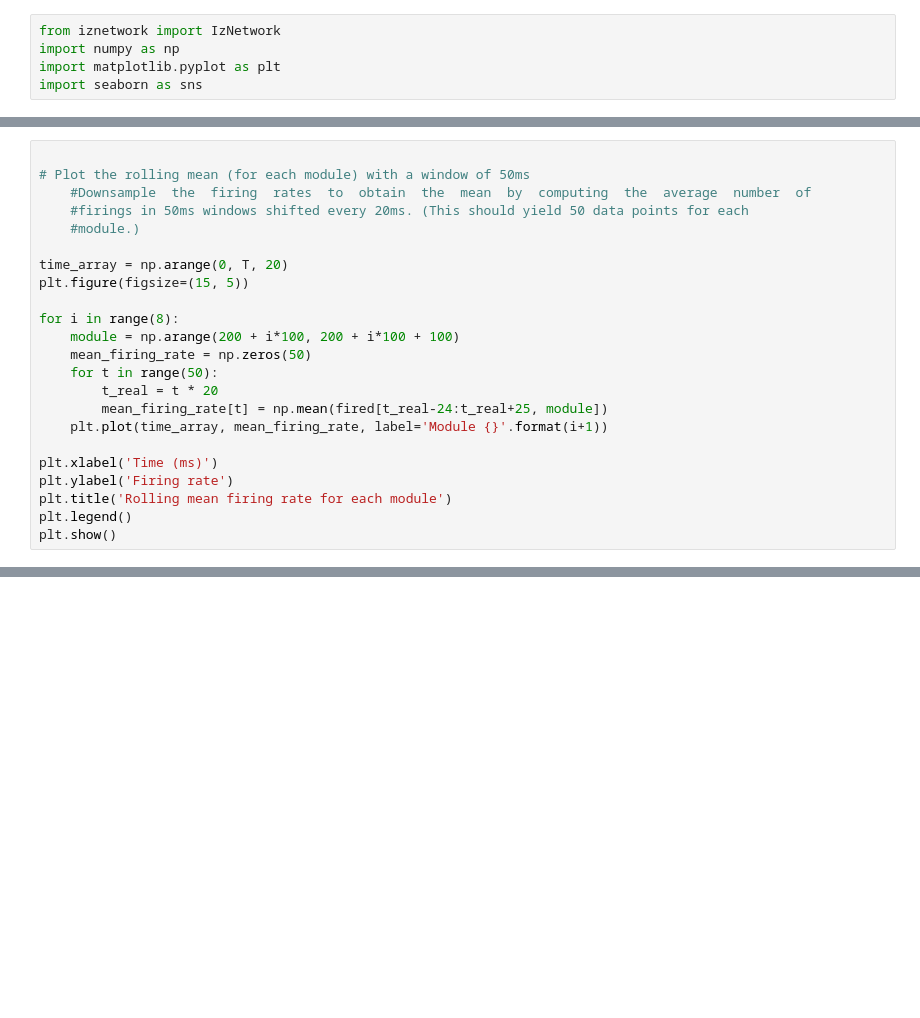
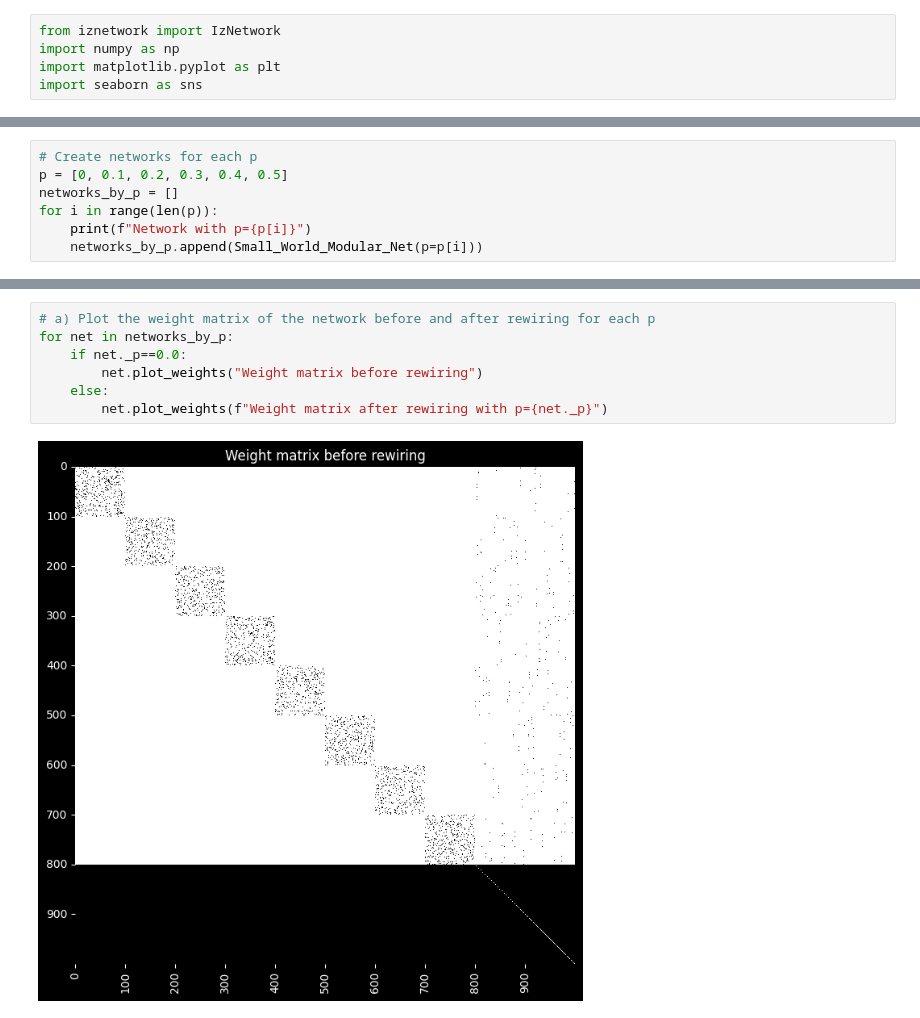
Before and after one commit to belfioreasia/small-world-Izhikevich-network, a Jupyter notebook: 70010_coursework.ipynb, the cells around one changed output, grey strips where cells are left out. Saved outputs shown, nothing was run; the diff lists cells and outputs as text; blank space fills up the shorter version.

Commit message:
Updated Complete Network + added connections validity tests

```diff
--- a/70010_coursework.ipynb
+++ b/70010_coursework.ipynb
@@ -285,23 +240,0 @@ plt.show()
-# %%
-
-# Plot the rolling mean (for each module) with a window of 50ms
-    #Downsample  the  firing  rates  to  obtain  the  mean  by  computing  the  average  number  of
-    #firings in 50ms windows shifted every 20ms. (This should yield 50 data points for each
-    #module.)
-
-time_array = np.arange(0, T, 20)
-plt.figure(figsize=(15, 5))
-
-for i in range(8):
-    module = np.arange(200 + i*100, 200 + i*100 + 100)
-    mean_firing_rate = np.zeros(50)
-    for t in range(50):
-        t_real = t * 20
-        mean_firing_rate[t] = np.mean(fired[t_real-24:t_real+25, module])
-    plt.plot(time_array, mean_firing_rate, label='Module {}'.format(i+1))
-
-plt.xlabel('Time (ms)')
-plt.ylabel('Firing rate')
-plt.title('Rolling mean firing rate for each module')
-plt.legend()
-plt.show()
@@ -309,0 +241,7 @@ plt.show()
+# %%
+# Create networks for each p
+p = [0, 0.1, 0.2, 0.3, 0.4, 0.5]
+networks_by_p = []
+for i in range(len(p)):
+    print(f"Network with p={p[i]}")
+    networks_by_p.append(Small_World_Modular_Net(p=p[i]))
@@ -309,0 +261,9 @@ plt.show()
+# %%
+# a) Plot the weight matrix of the network before and after rewiring for each p
+for net in networks_by_p:
+    if net._p==0.0:
+        net.plot_weights("Weight matrix before rewiring")
+    else:
+        net.plot_weights(f"Weight matrix after rewiring with p={net._p}")
+# %% [output]
+[figure, added]
```
Also changed, not shown: parts of 10 cells of this notebook.
